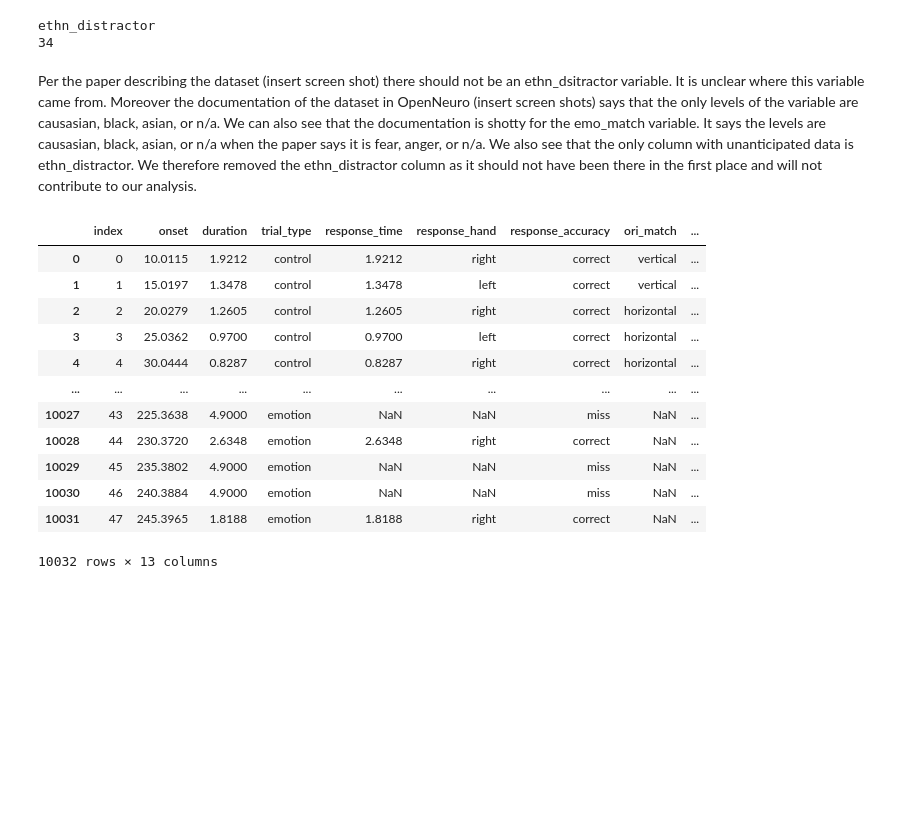
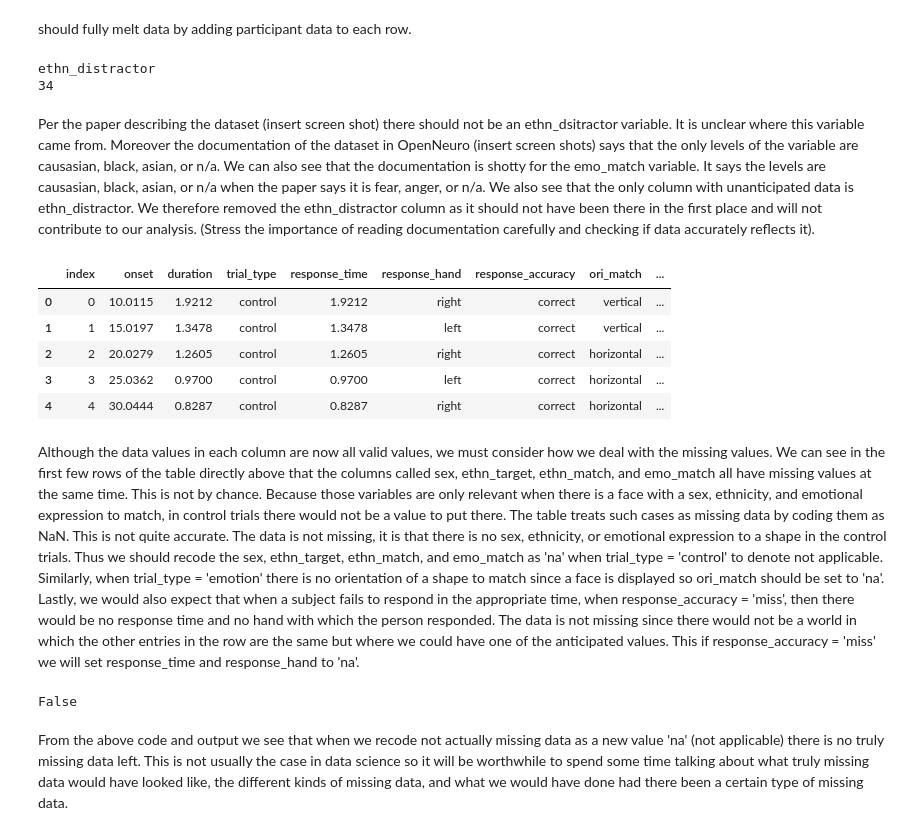
Before and after one commit to LIKarpa/LIKarpa.github.io, a Jupyter notebook: Final Tutorial.ipynb, the cells around one changed output. Saved outputs shown, nothing was run; the diff lists cells and outputs as text; code cells hidden in the pictures; blank space fills up the shorter version.

Commit message:
Data cleaning and organization

```diff
--- a/Final Tutorial.ipynb
+++ b/Final Tutorial.ipynb
@@ -25,3 +63,5 @@ df_subjects = df_subjects.reset_index()
+# %% [markdown]
+should fully melt data by adding participant data to each row.
 # %%
 # For each row checks that the data in each column takes the anticipated possible values.
 # If not the index at with the unanticipated data is printed and the loop stops.
@@ -90,24 +130,35 @@ ethn_distractor
 34
 # %% [markdown]
 Per the paper describing the dataset (insert screen shot) there should not be an ethn_dsitractor variable. It is unclear where this variable came from. Moreover the documentation of the dataset in OpenNeuro (insert screen shots) says that the only levels of the variable are causasian, black, asian, or n/a. We can also see that the documentation is shotty for the emo_match variable. It says the levels are causasian, black, asian, or n/a when the paper says it is fear, anger, or n/a. We also see that the only column with unanticipated data is ethn_distractor. We therefore removed the ethn_distractor column as it should not have been there in the first place and will not contribute to our analysis.
+(Stress the importance of reading documentation carefully and checking if data accurately reflects it).
 # %%
 df_subjects = df_subjects.drop('ethn_distractor',axis = 1)
-
-# Discuss how to deal with missing data MCAR, MAR etc.
-# Check if missing data is always paired correctly. The data might not truly be missing it
-# could simply that there is no sex when no face is present. Perhaps recode this to none instead of NaN.
-df_subjects
+df_subjects.head()
 # %% [output]
 |  | index | onset | duration | trial_type | response_time | response_hand | response_accuracy | ori_match | ... |
 | 0 | 0 | 10.0115 | 1.9212 | control | 1.9212 | right | correct | vertical | ... |
 | 1 | 1 | 15.0197 | 1.3478 | control | 1.3478 | left | correct | vertical | ... |
 | 2 | 2 | 20.0279 | 1.2605 | control | 1.2605 | right | correct | horizontal | ... |
 | 3 | 3 | 25.0362 | 0.9700 | control | 0.9700 | left | correct | horizontal | ... |
 | 4 | 4 | 30.0444 | 0.8287 | control | 0.8287 | right | correct | horizontal | ... |
-| ... | ... | ... | ... | ... | ... | ... | ... | ... | ... |
-| 10027 | 43 | 225.3638 | 4.9000 | emotion | NaN | NaN | miss | NaN | ... |
-| 10028 | 44 | 230.3720 | 2.6348 | emotion | 2.6348 | right | correct | NaN | ... |
-| 10029 | 45 | 235.3802 | 4.9000 | emotion | NaN | NaN | miss | NaN | ... |
-| 10030 | 46 | 240.3884 | 4.9000 | emotion | NaN | NaN | miss | NaN | ... |
-| 10031 | 47 | 245.3965 | 1.8188 | emotion | 1.8188 | right | correct | NaN | ... |
-10032 rows × 13 columns
+# %% [markdown]
+Although the data values in each column are now all valid values, we must consider how we deal with the missing values. We can see in the first few rows of the table directly above that the columns called sex, ethn_target, ethn_match, and emo_match all have missing values at the same time. This is not by chance. Because those variables are only relevant when there is a face with a sex, ethnicity, and emotional expression to match, in control trials there would not be a value to put there. The table treats such cases as missing data by coding them as NaN. This is not quite accurate. The data is not missing, it is that there is no sex, ethnicity, or emotional expression to a shape in the control trials. Thus we should recode the sex, ethn_target, ethn_match, and emo_match as 'na' when trial_type = 'control' to denote not applicable. Similarly, when trial_type = 'emotion' there is no orientation of a shape to match since a face is displayed so ori_match should be set to 'na'. Lastly, we would also expect that when a subject fails to respond in the appropriate time, when response_accuracy = 'miss', then there would be no response time and no hand with which the person responded. The data is not missing since there would not be a world in which the other entries in the row are the same but where we could have one of the anticipated values. This if response_accuracy = 'miss' we will set response_time and response_hand to 'na'.
+# %%
+# Replaces the appropriate NaN values with na to reflect that the data is not genuinely missing.
+for index, row in df_subjects.iterrows():
+    if row['trial_type'] == 'control':
+        df_subjects.at[index, 'sex'] = 'na'
+        df_subjects.at[index, 'ethn_target'] = 'na'
+        df_subjects.at[index, 'ethn_match'] = 'na'
+        df_subjects.at[index, 'emo_match'] = 'na'
+    if row['trial_type'] == 'emotion':
+        df_subjects.at[index, 'ori_match'] = 'na'
+    if row['response_accuracy'] == 'miss':
+        df_subjects.at[index, 'response_time'] = 'na'
+        df_subjects.at[index, 'response_hand'] = 'na'
+
+df_subjects.isnull().values.any()
+# %% [output]
+False
+# %% [markdown]
+From the above code and output we see that when we recode not actually missing data as a new value 'na' (not applicable) there is no truly missing data left. This is not usually the case in data science so it will be worthwhile to spend some time talking about what truly missing data would have looked like, the different kinds of missing data, and what we would have done had there been a certain type of missing data.
```
Also changed, not shown: parts of 3 cells of this notebook.
